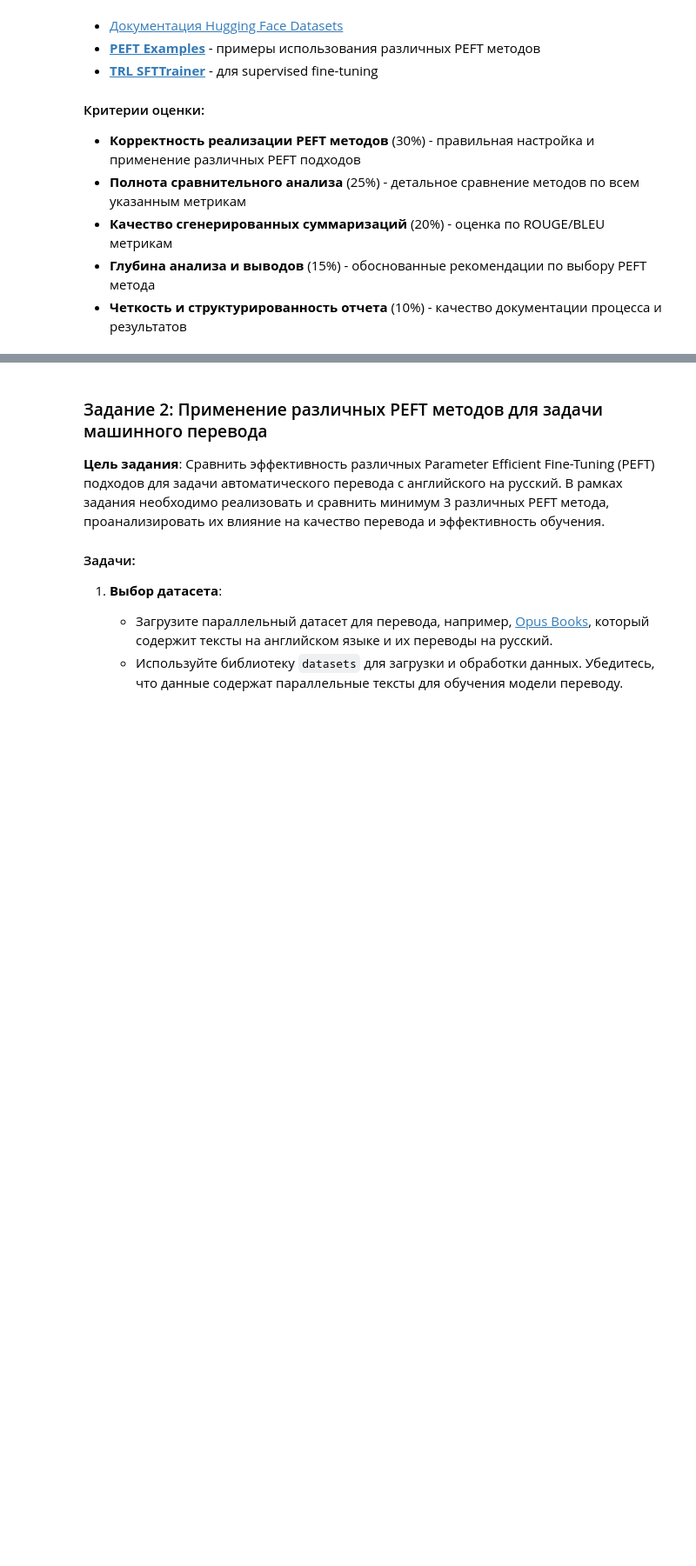
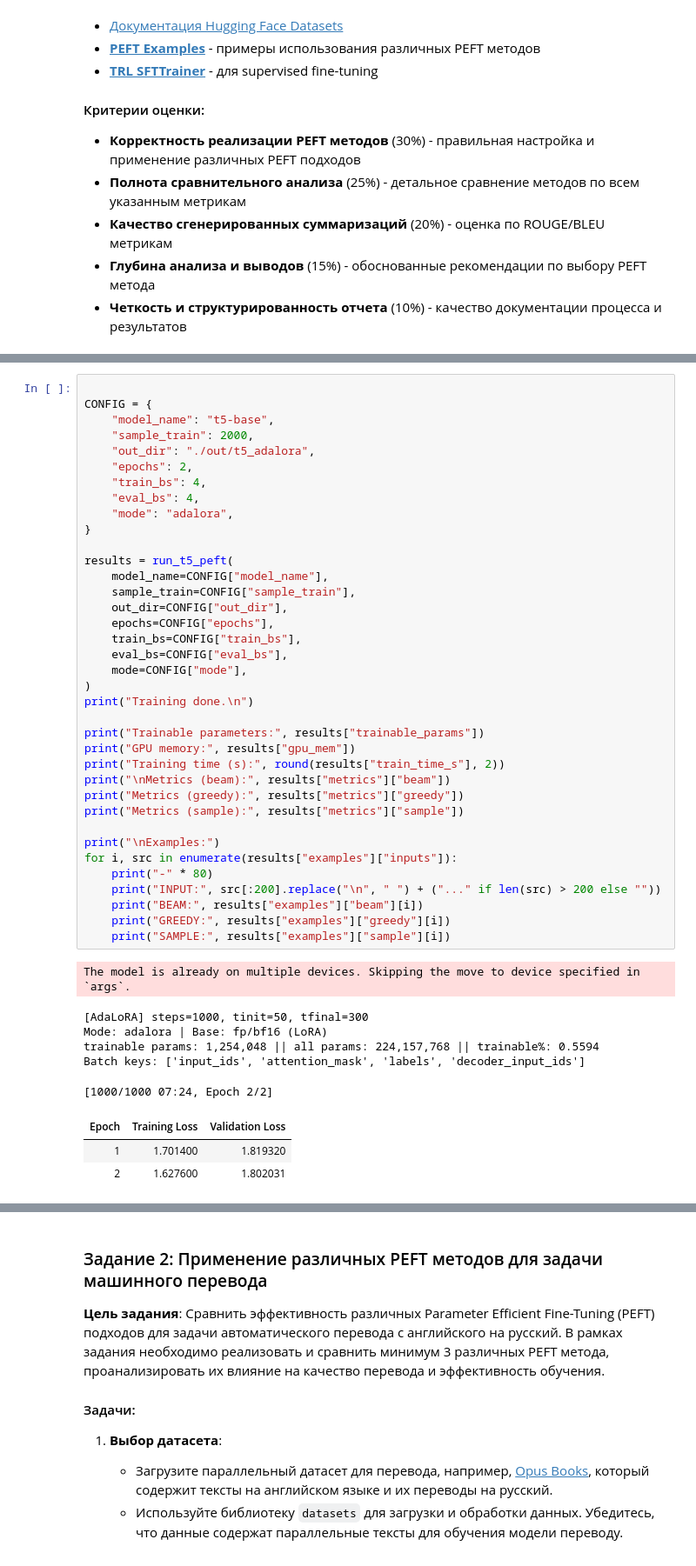
Before and after one commit to diuzhevVlad/NLP-course-mipt, a Jupyter notebook: hw4/05_assignment.ipynb, the cells around one changed output, grey strips where cells are left out. Shown at 87% size. Saved outputs shown, nothing was run; the diff lists cells and outputs as text; blank space fills up the shorter version.

```diff
--- a/hw4/05_assignment.ipynb
+++ b/hw4/05_assignment.ipynb
@@ -245,0 +569,47 @@ tokenized_test = custom_test.map(
+# %%
+
+CONFIG = {
+    "model_name": "t5-base",
+    "sample_train": 2000,
+    "out_dir": "./out/t5_adalora",
+    "epochs": 2,
+    "train_bs": 4,
+    "eval_bs": 4,
+    "mode": "adalora",
+}
+
+results = run_t5_peft(
+    model_name=CONFIG["model_name"],
+    sample_train=CONFIG["sample_train"],
+    out_dir=CONFIG["out_dir"],
+    epochs=CONFIG["epochs"],
+    train_bs=CONFIG["train_bs"],
+    eval_bs=CONFIG["eval_bs"],
+    mode=CONFIG["mode"],
+)
+print("Training done.\n")
+
+print("Trainable parameters:", results["trainable_params"])
+print("GPU memory:", results["gpu_mem"])
+print("Training time (s):", round(results["train_time_s"], 2))
+print("\nMetrics (beam):", results["metrics"]["beam"])
+print("Metrics (greedy):", results["metrics"]["greedy"])
+print("Metrics (sample):", results["metrics"]["sample"])
+
+print("\nExamples:")
+for i, src in enumerate(results["examples"]["inputs"]):
+    print("-" * 80)
+    print("INPUT:", src[:200].replace("\n", " ") + ("..." if len(src) > 200 else ""))
+    print("BEAM:", results["examples"]["beam"][i])
+    print("GREEDY:", results["examples"]["greedy"][i])
+    print("SAMPLE:", results["examples"]["sample"][i])
+# %% [output]
+The model is already on multiple devices. Skipping the move to device specified in `args`.
+[AdaLoRA] steps=1000, tinit=50, tfinal=300
+Mode: adalora | Base: fp/bf16 (LoRA)
+trainable params: 1,254,048 || all params: 224,157,768 || trainable%: 0.5594
+Batch keys: ['input_ids', 'attention_mask', 'labels', 'decoder_input_ids']
+[1000/1000 07:24, Epoch 2/2]
+| Epoch | Training Loss | Validation Loss |
+| 1 | 1.701400 | 1.819320 |
+| 2 | 1.627600 | 1.802031 |
```
Also changed, not shown: parts of 21 cells of this notebook.
